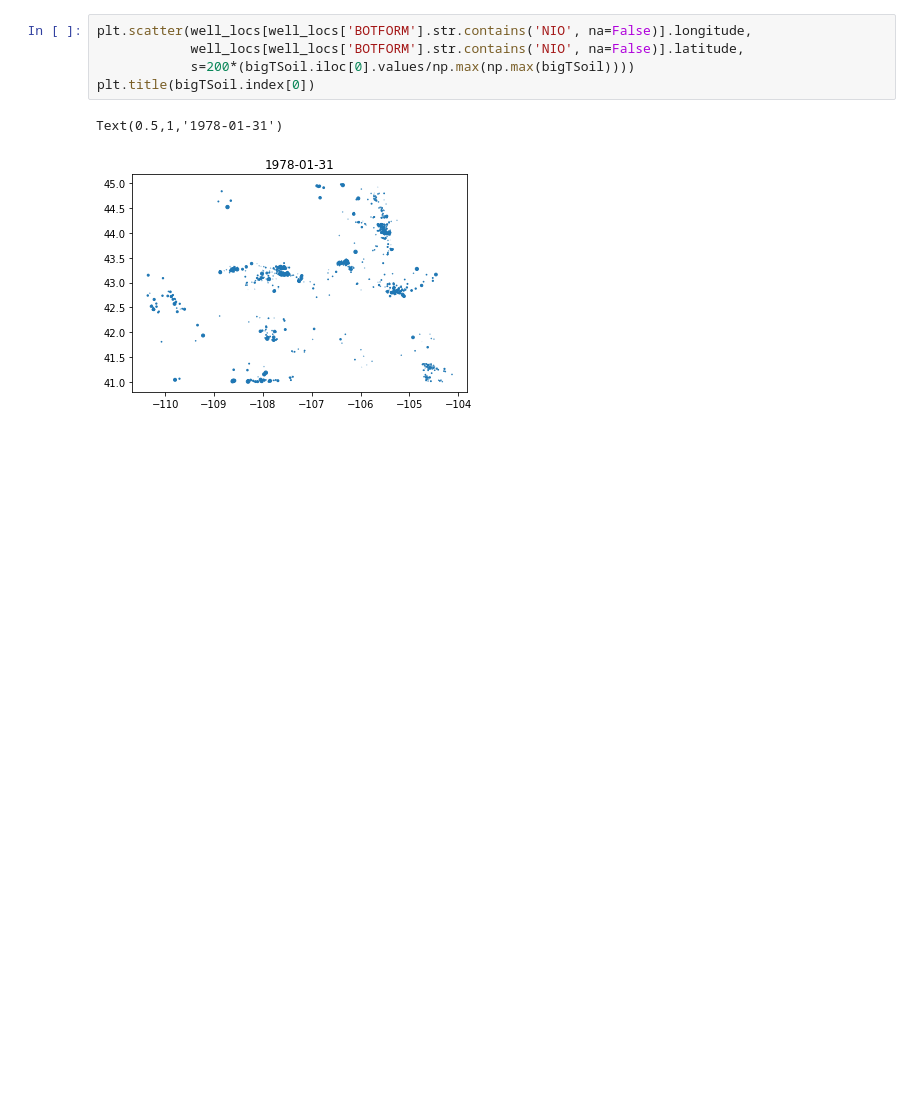
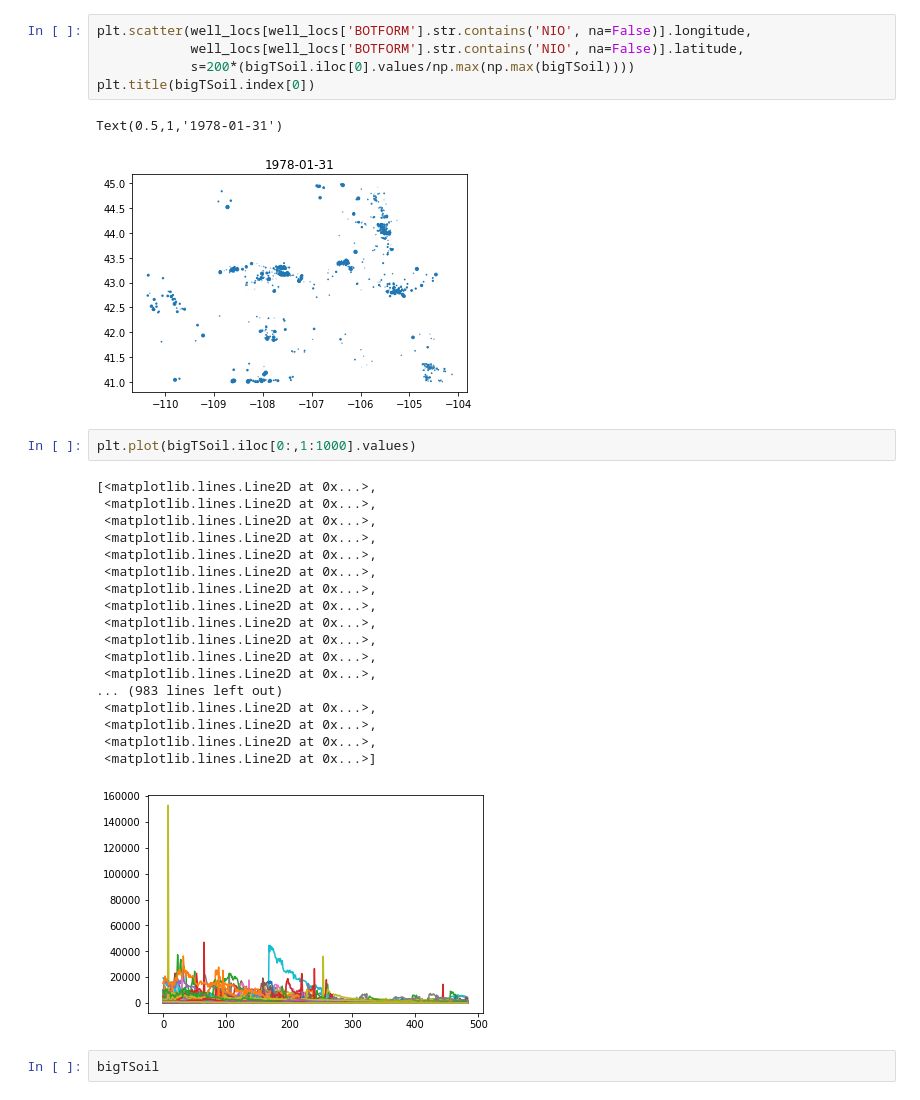
Before and after one commit to jessepisel/stratal-geometries, a Jupyter notebook: Production cleanup.ipynb, the cells around one changed output. Drawn from its saved outputs; the diff is of its cells as text; blank space fills up the shorter version.

Commit message:
let's make eur curves round 1

```diff
--- a/Production cleanup.ipynb
+++ b/Production cleanup.ipynb
@@ -286,3 +286,26 @@ plt.title(bigTSoil.index[0])
 # %% [output]
 Text(0.5,1,'1978-01-31')
 [figure]
+# %%
+plt.plot(bigTSoil.iloc[0:,1:1000].values)
+# %% [output]
+[<matplotlib.lines.Line2D at 0x...>,
+ <matplotlib.lines.Line2D at 0x...>,
+ <matplotlib.lines.Line2D at 0x...>,
+ <matplotlib.lines.Line2D at 0x...>,
+ <matplotlib.lines.Line2D at 0x...>,
+ <matplotlib.lines.Line2D at 0x...>,
+ <matplotlib.lines.Line2D at 0x...>,
+ <matplotlib.lines.Line2D at 0x...>,
+ <matplotlib.lines.Line2D at 0x...>,
+ <matplotlib.lines.Line2D at 0x...>,
+ <matplotlib.lines.Line2D at 0x...>,
+ <matplotlib.lines.Line2D at 0x...>,
+... (983 lines left out)
+ <matplotlib.lines.Line2D at 0x...>,
+ <matplotlib.lines.Line2D at 0x...>,
+ <matplotlib.lines.Line2D at 0x...>,
+ <matplotlib.lines.Line2D at 0x...>]
+[figure, added]
+# %%
+bigTSoil
```
